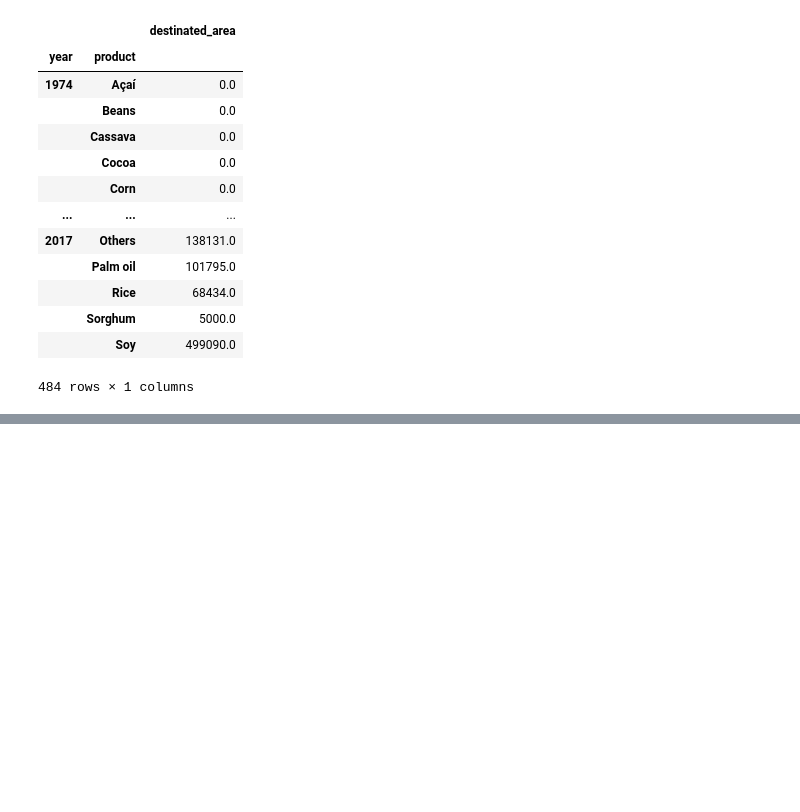
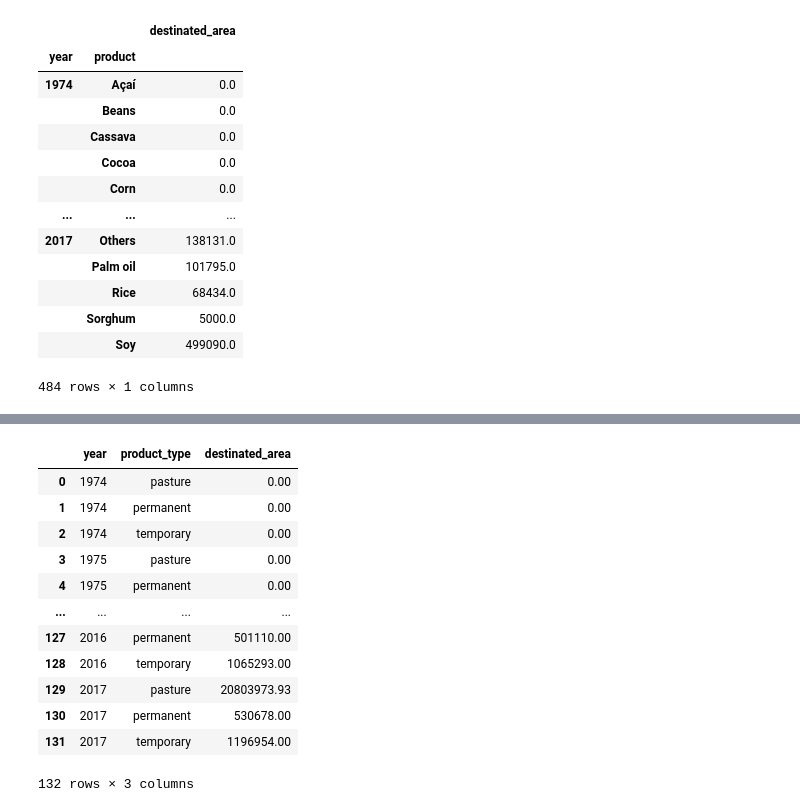
Before and after one commit to RicardoMourao-py/Bain, a Jupyter notebook: inicio.ipynb, the cells around one changed output, grey strips where cells are left out. Cells and saved outputs as stored; diff of their text form; code cells hidden in the pictures; blank space fills up the shorter version.

```diff
--- a/inicio.ipynb
+++ b/inicio.ipynb
@@ -404,0 +374,3 @@ df.head(50)
+# %%
+df_product_type = df.groupby(['year','product_type']).agg({'destinated_area': 'sum'})
+df_product_type
@@ -404,0 +392,17 @@ df.head(50)
+# %%
+df_product_type_reset = df_product_type.reset_index()
+df_product_type_reset
+# %% [output]
+|  | year | product_type | destinated_area |
+| 0 | 1974 | pasture | 0.00 |
+| 1 | 1974 | permanent | 0.00 |
+| 2 | 1974 | temporary | 0.00 |
+| 3 | 1975 | pasture | 0.00 |
+| 4 | 1975 | permanent | 0.00 |
+| ... | ... | ... | ... |
+| 127 | 2016 | permanent | 501110.00 |
+| 128 | 2016 | temporary | 1065293.00 |
+| 129 | 2017 | pasture | 20803973.93 |
+| 130 | 2017 | permanent | 530678.00 |
+| 131 | 2017 | temporary | 1196954.00 |
+132 rows × 3 columns
```
Also changed, not shown: parts of 30 cells of this notebook.
